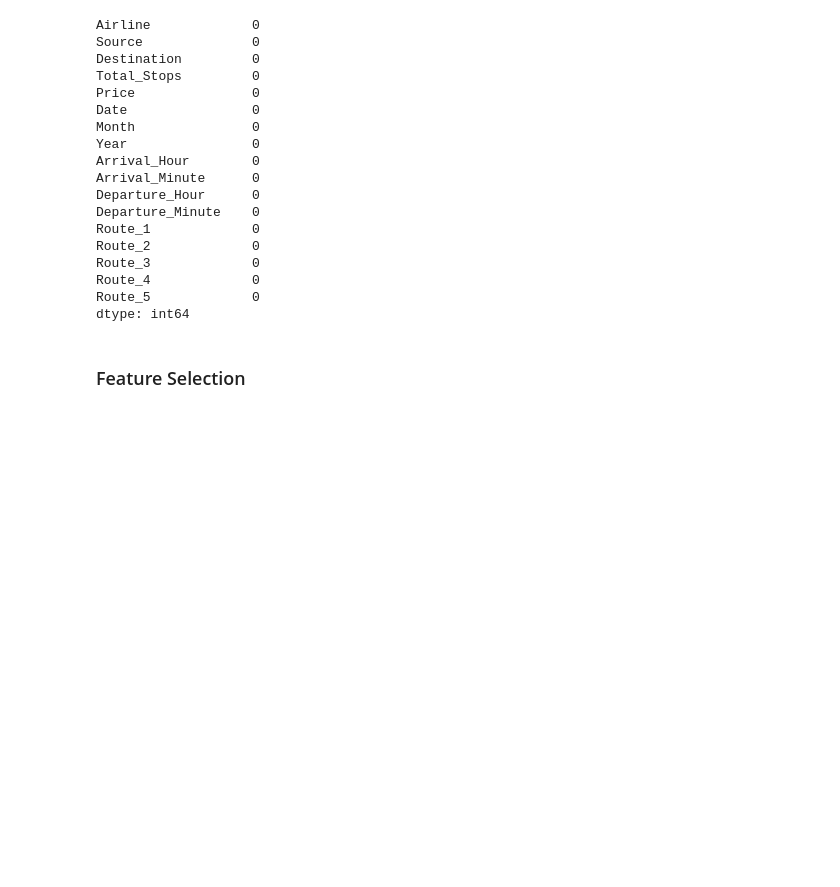
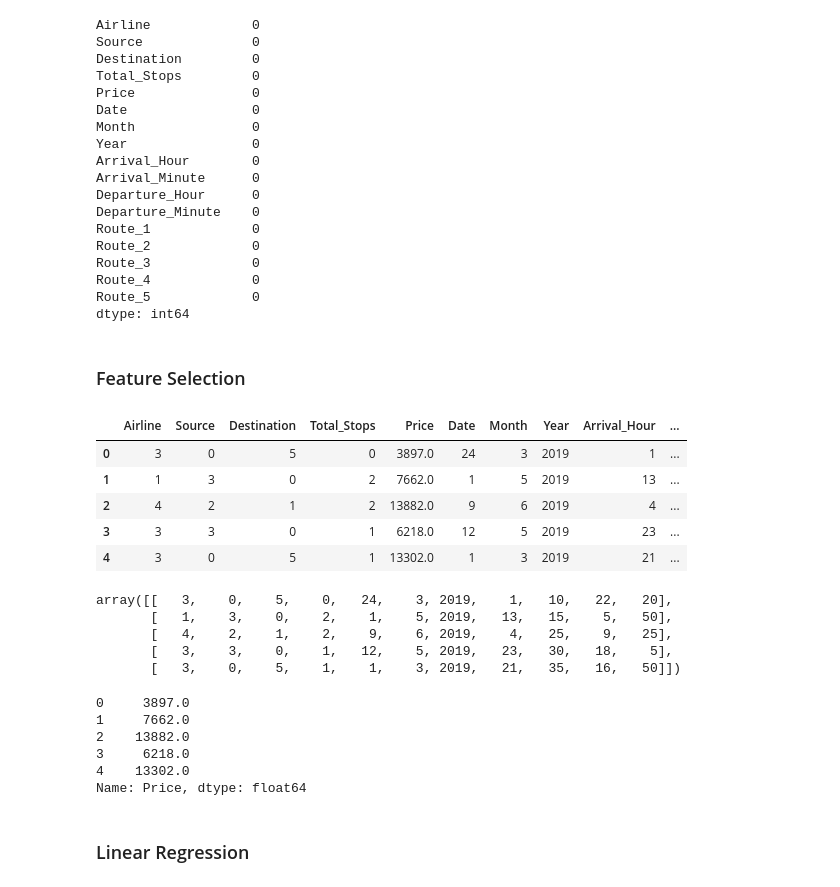
Before and after one commit to Devvrat53/Flight-Price-Prediction, a Jupyter notebook: Flight_Price_Prediction.ipynb, the cells around one changed output. Drawn from its saved outputs; the diff is of its cells as text; code cells hidden in the pictures; blank space fills up the shorter version.

```diff
--- a/Flight_Price_Prediction.ipynb
+++ b/Flight_Price_Prediction.ipynb
@@ -412,7 +412,36 @@ le = LabelEncoder()
 df['Airline'] = le.fit_transform(df['Airline'])
 df['Source'] = le.fit_transform(df['Source'])
 df['Destination'] = le.fit_transform(df['Destination'])
-df[''] = le.fit_transform(df['Airline'])
-df['Airline'] = le.fit_transform(df['Airline'])
-df['Airline'] = le.fit_transform(df['Airline'])
-df['Airline'] = le.fit_transform(df['Airline'])
+df['Route_1'] = le.fit_transform(df['Route_1'])
+df['Route_2'] = le.fit_transform(df['Route_2'])
+df['Route_3'] = le.fit_transform(df['Route_3'])
+df['Route_4'] = le.fit_transform(df['Route_4'])
+df['Route_5'] = le.fit_transform(df['Route_5'])
+# %%
+df.head()
+# %% [output]
+|  | Airline | Source | Destination | Total_Stops | Price | Date | Month | Year | Arrival_Hour | ... |
+| 0 | 3 | 0 | 5 | 0 | 3897.0 | 24 | 3 | 2019 | 1 | ... |
+| 1 | 1 | 3 | 0 | 2 | 7662.0 | 1 | 5 | 2019 | 13 | ... |
+| 2 | 4 | 2 | 1 | 2 | 13882.0 | 9 | 6 | 2019 | 4 | ... |
+| 3 | 3 | 3 | 0 | 1 | 6218.0 | 12 | 5 | 2019 | 23 | ... |
+| 4 | 3 | 0 | 5 | 1 | 13302.0 | 1 | 3 | 2019 | 21 | ... |
+# %%
+X = df[['Airline', 'Source', 'Destination', 'Total_Stops', 'Date', 'Month', 'Year', 'Arrival_Hour', 'Arrival_Minute', 'Departure_Hour', 'Departure_Minute']].values
+X[:5]
+# %% [output]
+array([[   3,    0,    5,    0,   24,    3, 2019,    1,   10,   22,   20],
+       [   1,    3,    0,    2,    1,    5, 2019,   13,   15,    5,   50],
+       [   4,    2,    1,    2,    9,    6, 2019,    4,   25,    9,   25],
+       [   3,    3,    0,    1,   12,    5, 2019,   23,   30,   18,    5],
+       [   3,    0,    5,    1,    1,    3, 2019,   21,   35,   16,   50]])
+# %%
+y = df['Price']
+y[:5]
+# %% [output]
+0     3897.0
+1     7662.0
+2    13882.0
+3     6218.0
+4    13302.0
+Name: Price, dtype: float64
@@ -418,0 +452,2 @@ df['Airline'] = le.fit_transform(df['Airline'])
+# %% [markdown]
+### Linear Regression
```
Also changed, not shown: parts of 15 cells of this notebook.
